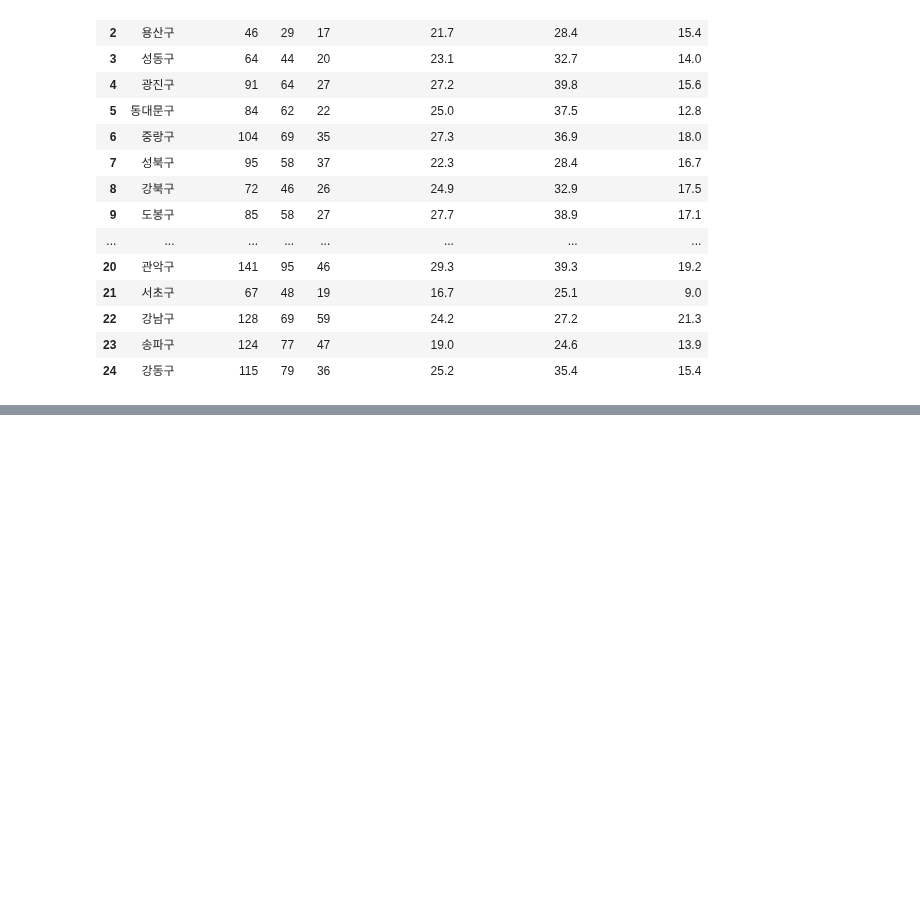
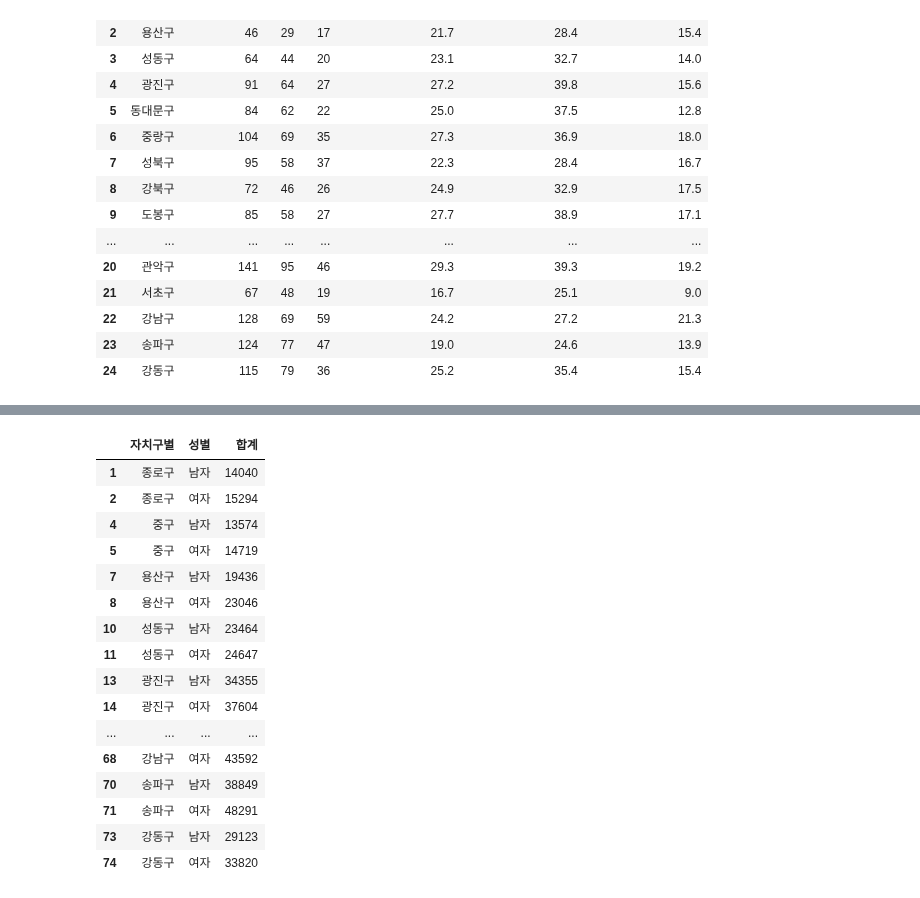
Before and after one commit to CityCrimeResearch/MidProject, a Jupyter notebook: ipynbTest/Junhyeok/Processing2.ipynb, the cells around one changed output, grey strips where cells are left out. Cells and saved outputs as stored; diff of their text form; code cells hidden in the pictures; blank space fills up the shorter version.

```diff
--- a/ipynbTest/Junhyeok/Processing2.ipynb
+++ b/ipynbTest/Junhyeok/Processing2.ipynb
@@ -705,0 +768,3 @@ suicide_df.to_csv('data/processed/자살율통계_서울시울시2023.csv', enco
+# %%
+oneP_df = pd.read_csv("data/raw/1인가구(연령별)_20250530172117.csv", skiprows=1)
+oneP_df
@@ -705,0 +785,4 @@ suicide_df.to_csv('data/processed/자살율통계_서울시울시2023.csv', enco
+# %%
+# 컬럼을 통째로 삭제
+oneP_df.drop('자치구별(1)', axis=1, inplace=True)
+oneP_df
@@ -705,0 +803,6 @@ suicide_df.to_csv('data/processed/자살율통계_서울시울시2023.csv', enco
+# %%
+# 컬럼 이름을 바꿔준다.
+oneP_df = oneP_df.rename(columns={'자치구별(2)': '자치구별',
+                                  '성별(1)' : '성별'
+                                  })
+oneP_df
@@ -705,0 +823,23 @@ suicide_df.to_csv('data/processed/자살율통계_서울시울시2023.csv', enco
+# %%
+oneP_Gye_df = oneP_df[(oneP_df['성별'] == '계')]
+oneP_Gen_df = oneP_df[(oneP_df['성별'] != '계')]
+# %%
+oneP_Gen_df
+# %% [output]
+|  | 자치구별 | 성별 | 합계 |
+| 1 | 종로구 | 남자 | 14040 |
+| 2 | 종로구 | 여자 | 15294 |
+| 4 | 중구 | 남자 | 13574 |
+| 5 | 중구 | 여자 | 14719 |
+| 7 | 용산구 | 남자 | 19436 |
+| 8 | 용산구 | 여자 | 23046 |
+| 10 | 성동구 | 남자 | 23464 |
+| 11 | 성동구 | 여자 | 24647 |
+| 13 | 광진구 | 남자 | 34355 |
+| 14 | 광진구 | 여자 | 37604 |
+| ... | ... | ... | ... |
+| 68 | 강남구 | 여자 | 43592 |
+| 70 | 송파구 | 남자 | 38849 |
+| 71 | 송파구 | 여자 | 48291 |
+| 73 | 강동구 | 남자 | 29123 |
+| 74 | 강동구 | 여자 | 33820 |
```
Also changed, not shown: parts of 13 cells of this notebook, 5 other files.
